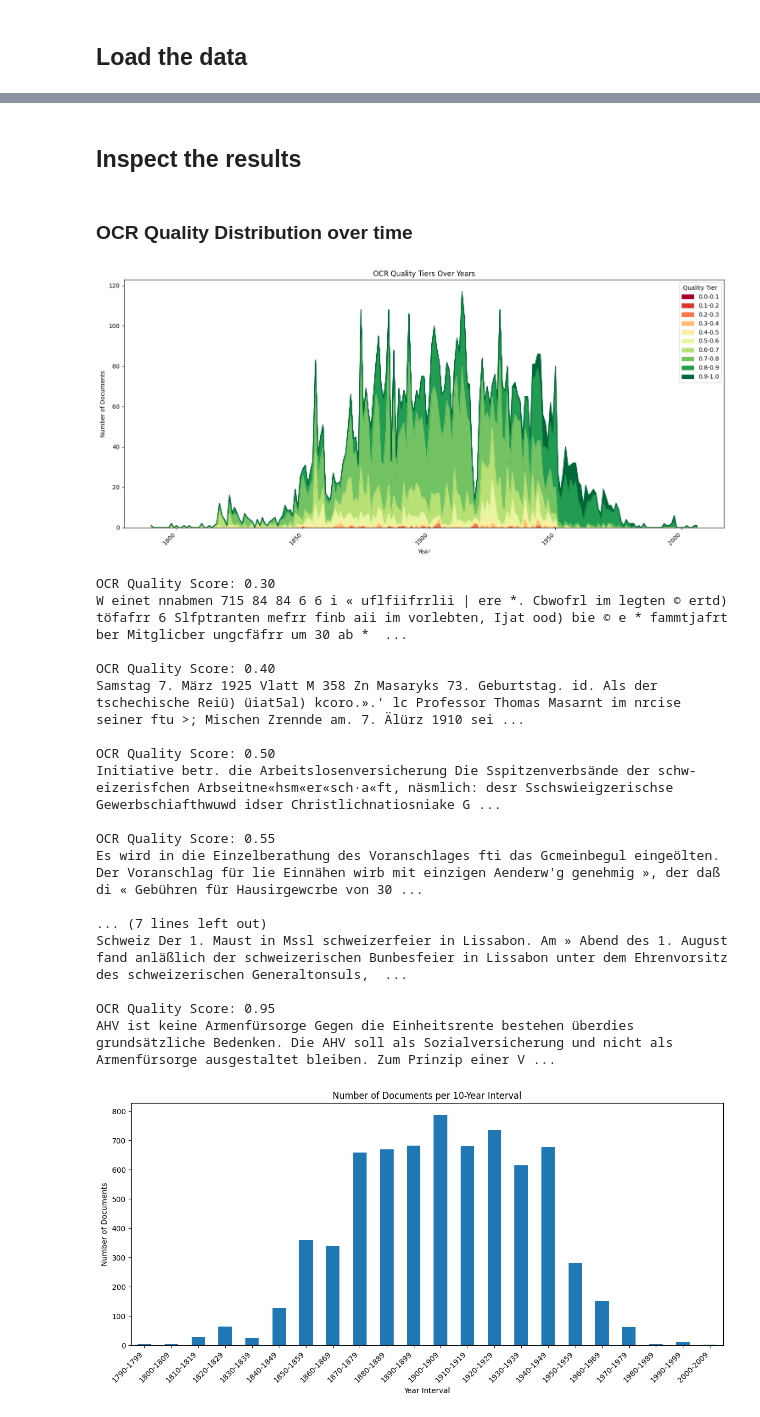
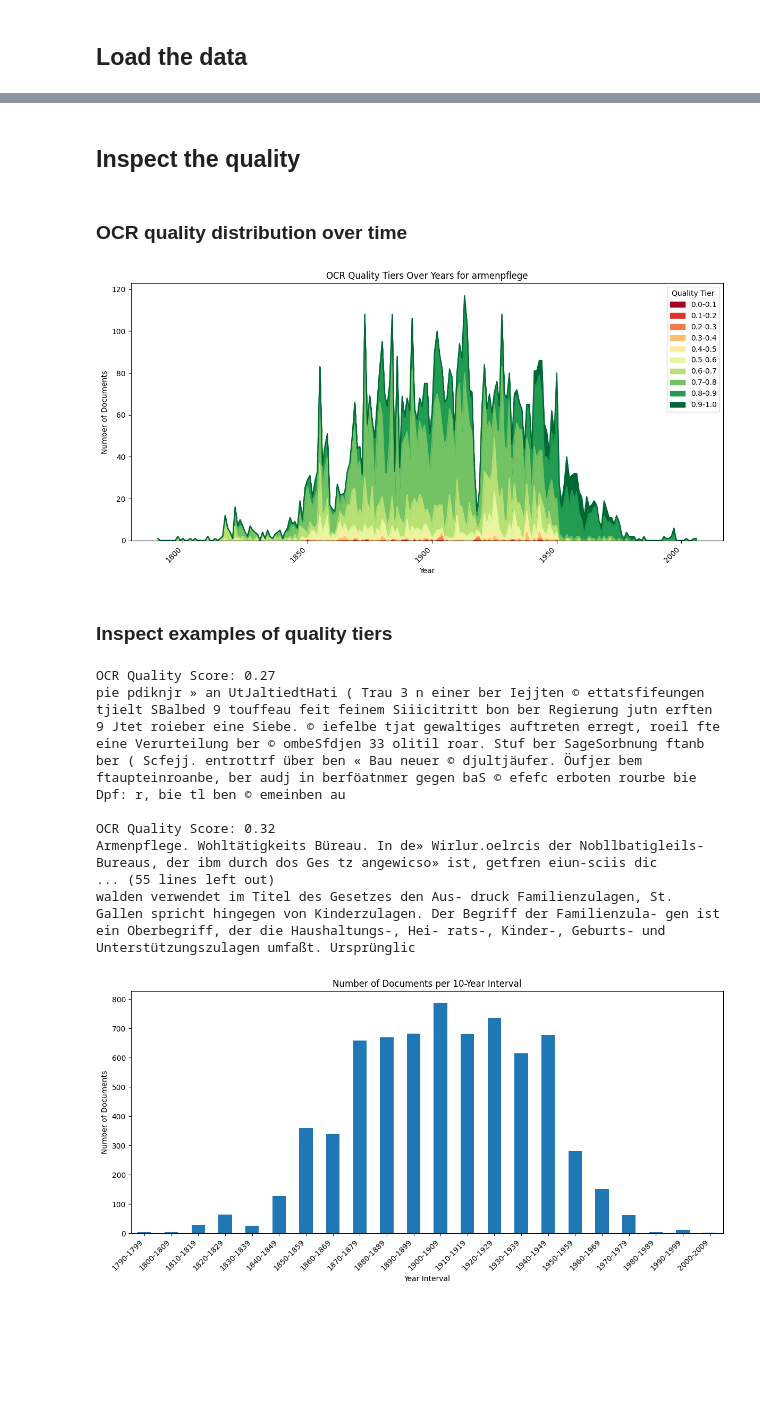
Before and after one commit to zentralbibliothek-zuerich/zblab-summerschool-2026, a Jupyter notebook: notebooks/02_quality_assurance.ipynb, the cells around one changed output, grey strips where cells are left out. Cells and saved outputs as stored; diff of their text form; code cells hidden in the pictures; blank space fills up the shorter version.

```diff
--- a/notebooks/02_quality_assurance.ipynb
+++ b/notebooks/02_quality_assurance.ipynb
@@ -31,7 +43,7 @@ DATA_DIR = Path('/content/drive/MyDrive/ZBLabSummerSchool2026/data') if IN_COLAB
 # %%
-### ⬇️⬇️⬇️ 💽 Adjust here if you want to load the data from your google drive
+### ⬇️⬇️⬇️  Adjust here if you want to load the data from your google drive
 CORPUS_NAME = "armenpflege"
-LOAD_OWN_DATA = True
+LOAD_OWN_DATA = False
 ### ⬆️⬆️⬆️
 # %% [markdown]
 ## Load the data
@@ -44,7 +60,7 @@ if IN_COLAB:
     os.makedirs(DATA_DIR, exist_ok=True)
 # %%
 if LOAD_OWN_DATA:
-    RAWDATA_PATH = DATA_DIR / f"{CORPUS_NAME}.raw.parquet"
+    RAWDATA_PATH = DATA_DIR / f"{CORPUS_NAME}.full.parquet"
     raw_df = pd.read_parquet(RAWDATA_PATH)
     # RAWDATA_PATH = DATA_DIR / f"{CORPUS_NAME}.raw.csv"
     # raw_df = pd.read_csv(RAWDATA_PATH, index_col="id")
@@ -54,8 +68,8 @@ if LOAD_OWN_DATA:
 ### <img src="https://www.zb.uzh.ch/themes/zb/assets/images/favicon-192.png" alt="💾" width=16> Load from example
 # %%
 if not LOAD_OWN_DATA:
-    RAWDATA_ORIGIN_URL = f"https://github.com/pleyad/Summer-School-2026/raw/refs/heads/main/data/{CORPUS_NAME}.raw.csv"
-    raw_df = pd.read_csv(RAWDATA_ORIGIN_URL, index_col="id")
+    RAWDATA_URL = f"https://media.githubusercontent.com/media/zentralbibliothek-zuerich/zblab-summerschool-2026/main/data/armenpflege.full.parquet"
+    raw_df = pd.read_parquet(RAWDATA_URL)
 
     #RAWDATA_ORIGIN_URL = "https://github.com/pleyad/Summer-School-2026/raw/refs/heads/main/data/armensteuer_and_similars.01.parquet"
     #raw_df = pd.read_parquet(RAWDATA_ORIGIN_URL)
@@ -70,14 +92,14 @@ ocrqa_pipeline = OCRQAPipeline()
 # %%
 def assess_quality(s: str) -> float:
-    quality_object = ocrqa_pipeline(s, language="de")
-    return quality_object["score"]
+    qa = ocrqa_pipeline(s, language="de")
+    return qa["score"]
 
 tqdm.pandas(desc="Assessing OCR quality")
 raw_df["ocr_quality"] = raw_df["content"].progress_apply(assess_quality)
 # %% [markdown]
-## Inspect the results
+## Inspect the quality
 # %% [markdown]
-### OCR Quality Distribution over time
+### OCR quality distribution over time
 # %%
 import numpy as np
 
@@ -95,34 +117,36 @@ raw_df["quality_tier"] = pd.cut(
 # %%
 import matplotlib.pyplot as plt
 
 def plot_quality_tiers_over_time(df: pd.DataFrame):
     df = df.copy()
 
     # Group by year and quality tier, then count occurrences
     df_grouped = df.groupby(['year', 'quality_tier'], observed=False).size().unstack(fill_value=0)
     full_index = range(df_grouped.index.min(), df_grouped.index.max() + 1)
     df_grouped = df_grouped.reindex(full_index, fill_value=0)
 
     cmap = plt.cm.RdYlGn
     colors = {label: cmap(i / (N - 1)) for i, label in enumerate(tier_labels)}
 
     # Plot the stacked bar chart
-    ax = df_grouped.plot(kind='area', stacked=True, figsize=(15, 7),
+    ax = df_grouped.plot(kind='area', stacked=True, figsize=(12, 6),
                             color=[colors[col] for col in df_grouped.columns]
     )
 
     # Add title and labels
-    plt.title('OCR Quality Tiers Over Years')
+    plt.title(f'OCR Quality Tiers Over Years for {CORPUS_NAME}')
     plt.xlabel('Year')
     plt.ylabel('Number of Documents')
     plt.legend(title='Quality Tier')
     plt.xticks(rotation=45, ha='right')
     plt.tight_layout()
     plt.show()
 
 plot_quality_tiers_over_time(raw_df)
 # %% [output]
-[figure, old version]
+[figure, new version]
+# %% [markdown]
+### Inspect examples of quality tiers
 # %%
 unique_quality_tiers = raw_df['quality_tier'].unique()
 
@@ -134,24 +158,24 @@ for tier in sorted(unique_quality_tiers):
     if not tier_df.empty:
         example = tier_df.sample(1).iloc[0]
         print(f"OCR Quality Score: {example['ocr_quality']:.2f}")
-        print(f"{example['content'][:500]}...") # Truncate content for display
+        print(textwrap.fill(example['content'][:500], width=80)) # Wrap content for display
         print()
 # %% [output]
-OCR Quality Score: 0.30
-W einet nnabmen 715 84 84 6 6 i « uflfiifrrlii | ere *. Cbwofrl im legten © ertd) töfafrr 6 Slfptranten mefrr finb aii im vorlebten, Ijat ood) bie © e * fammtjafrt ber Mitglicber ungcfäfrr um 30 ab *  ...
+OCR Quality Score: 0.27
+pie pdiknjr » an UtJaltiedtHati ( Trau 3 n einer ber Iejjten © ettatsfifeungen
+tjielt SBalbed 9 touffeau feit feinem Siiicitritt bon ber Regierung jutn erften
+9 Jtet roieber eine Siebe. © iefelbe tjat gewaltiges auftreten erregt, roeil fte
+eine Verurteilung ber © ombeSfdjen 33 olitil roar. Stuf ber SageSorbnung ftanb
+ber ( Scfejj. entrottrf über ben « Bau neuer © djultjäufer. Öufjer bem
+ftaupteinroanbe, ber audj in berföatnmer gegen baS © efefc erboten rourbe bie
+Dpf: r, bie tl ben © emeinben au
 
-OCR Quality Score: 0.40
-Samstag 7. März 1925 Vlatt M 358 Zn Masaryks 73. Geburtstag. id. Als der tschechische Reiü) üiat5al) kcoro.».' lc Professor Thomas Masarnt im nrcise seiner ftu >; Mischen Zrennde am. 7. Älürz 1910 sei ...
-
-OCR Quality Score: 0.50
-Initiative betr. die Arbeitslosenversicherung Die Sspitzenverbsände der schw-eizerisfchen Arbseitne«hsm«er«sch·a«ft, näsmlich: desr Sschswieigzerischse Gewerbschiafthwuwd idser Christlichnatiosniake G ...
-
-OCR Quality Score: 0.55
-Es wird in die Einzelberathung des Voranschlages fti das Gcmeinbegul eingeölten. Der Voranschlag für lie Einnähen wirb mit einzigen Aenderw'g genehmig », der daß di « Gebühren für Hausirgewcrbe von 30 ...
-
-... (7 lines left out)
-Schweiz Der 1. Maust in Mssl schweizerfeier in Lissabon. Am » Abend des 1. August fand anläßlich der schweizerischen Bunbesfeier in Lissabon unter dem Ehrenvorsitz des schweizerischen Generaltonsuls,  ...
-
-OCR Quality Score: 0.95
-AHV ist keine Armenfürsorge Gegen die Einheitsrente bestehen überdies grundsätzliche Bedenken. Die AHV soll als Sozialversicherung und nicht als Armenfürsorge ausgestaltet bleiben. Zum Prinzip einer V ...
+OCR Quality Score: 0.32
+Armenpflege. Wohltätigkeits Büreau. In de» Wirlur.oelrcis der Nobllbatigleils-
+Bureaus, der ibm durch dos Ges tz angewicso» ist, getfren eiun-sciis dic
+... (55 lines left out)
+walden verwendet im Titel des Gesetzes den Aus- druck Familienzulagen, St.
+Gallen spricht hingegen von Kinderzulagen. Der Begriff der Familienzula- gen ist
+ein Oberbegriff, der die Haushaltungs-, Hei- rats-, Kinder-, Geburts- und
+Unterstützungszulagen umfaßt. Ursprünglic
 # %%
```
Also changed, not shown: parts of 27 cells of this notebook.
